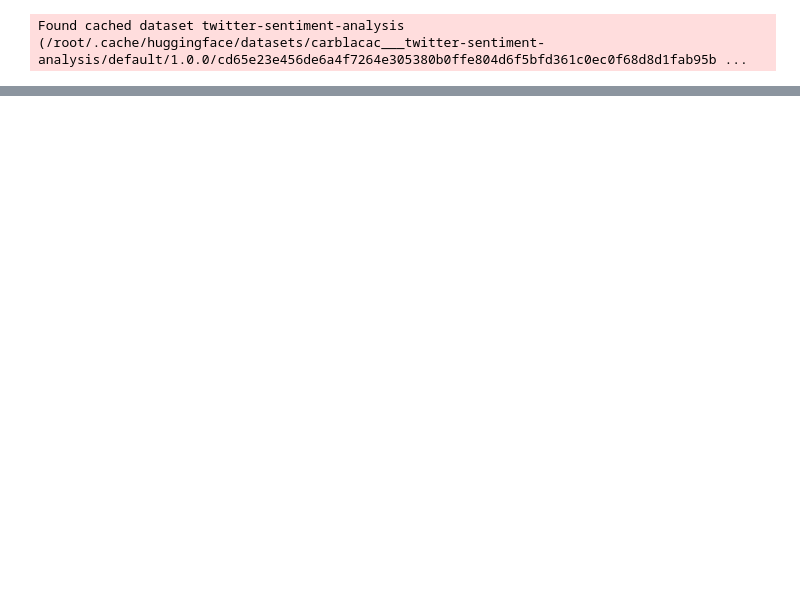
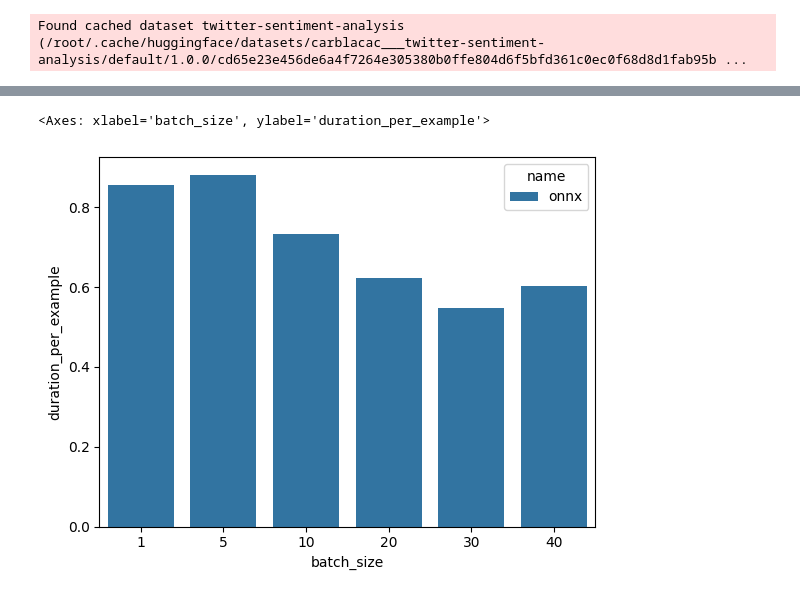
Before and after one commit to johannes-skog/inference-benchmarks, a Jupyter notebook: experiment.ipynb, the cells around one changed output, grey strips where cells are left out. Cells and saved outputs as stored; diff of their text form; code cells hidden in the pictures; blank space fills up the shorter version.

```diff
--- a/experiment.ipynb
+++ b/experiment.ipynb
@@ -111,0 +116,5 @@ sns.barplot(x="batch_size", y="duration_per_example", hue="name", data=df_aggr_n
+# %%
+sns.barplot(x="batch_size", y="duration_per_example", hue="name", data=df_aggr_norm.loc[df_aggr_norm["name"] == "onnx"])
+# %% [output]
+<Axes: xlabel='batch_size', ylabel='duration_per_example'>
+[figure, added]
```
Also changed, not shown: parts of 10 cells of this notebook.
